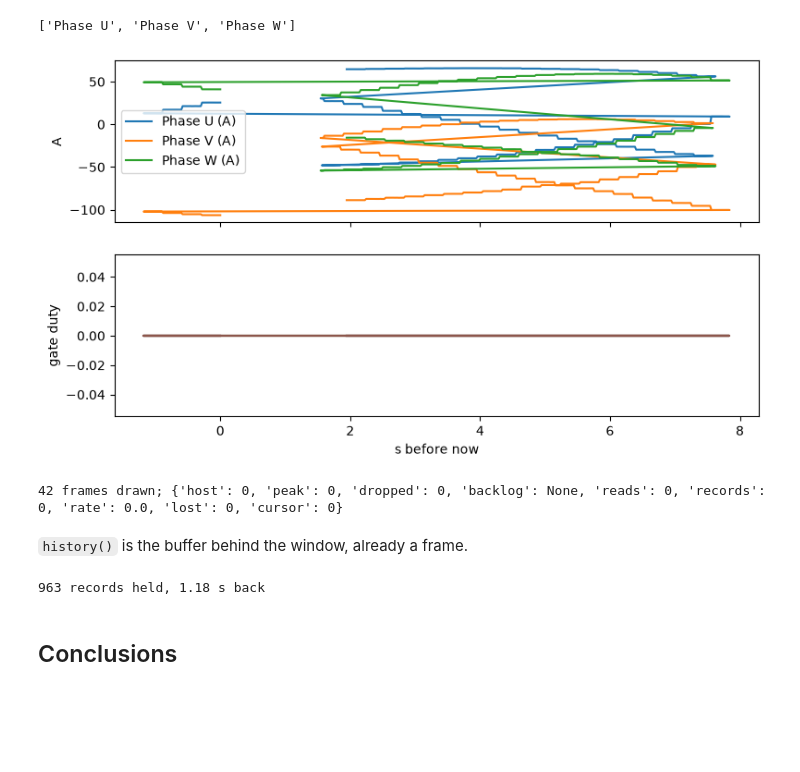
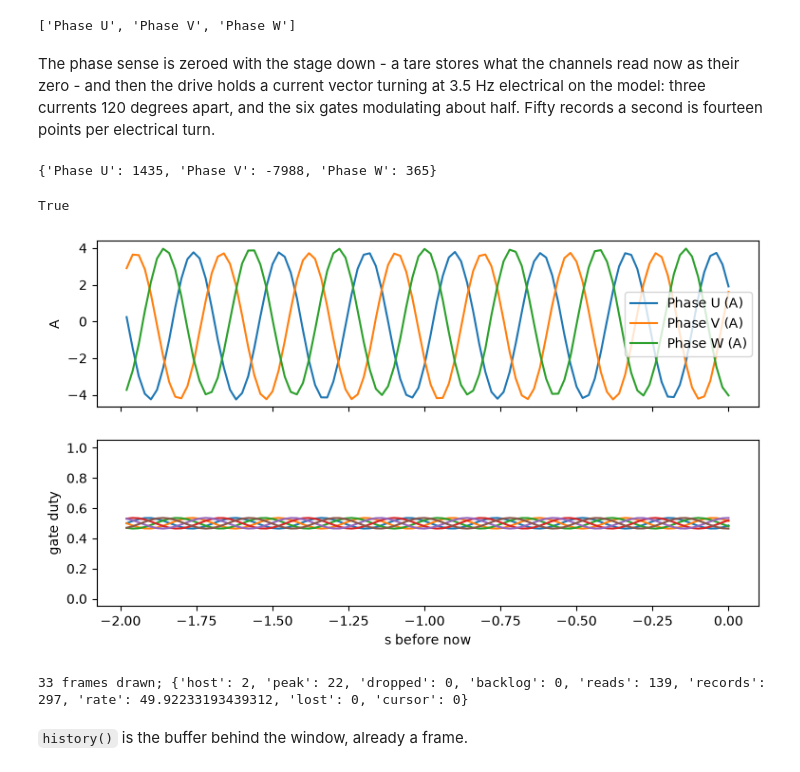
Before and after one commit to rogerisaksson/coaxial_63100, a Jupyter notebook: notebook_examples/daq_live_plot.ipynb, the cells around one changed output. Saved outputs shown, nothing was run; the diff lists cells and outputs as text; code cells hidden in the pictures; blank space fills up the shorter version.

```diff
--- a/notebook_examples/daq_live_plot.ipynb
+++ b/notebook_examples/daq_live_plot.ipynb
@@ -23,35 +23,46 @@ daq.configure('phaseU', 'phaseV', 'phaseW', digital=True, sample_rate=50)
 print(daq.channel_names())
 # %% [output]
 ['Phase U', 'Phase V', 'Phase W']
-# %%
-import matplotlib.pyplot as plt
-from IPython.display import clear_output
-
-daq.start()
-frames = 0
-for df in daq.frames(window=2.0, buffer=6.0, seconds=6.0, scaled=True):
-    frames += 1
-    clear_output(wait=True)
-    fig, (top, bottom) = plt.subplots(2, 1, sharex=True, figsize=(9, 5))
-    df[[c for c in df.columns if c.endswith('(A)')]].plot(ax=top)
-    top.set_ylabel('A')
-    df[[c for c in df.columns if c.startswith('TIM1_CH')]].plot(ax=bottom, legend=False)
-    bottom.set_ylabel('gate duty')
-    bottom.set_xlabel('s before now')
-    plt.show()
-daq.stop()
-print(frames, 'frames drawn;', daq.buffered)
-# %% [output]
-[figure, removed]
-42 frames drawn; {'host': 0, 'peak': 0, 'dropped': 0, 'backlog': None, 'reads': 0, 'records': 0, 'rate': 0.0, 'lost': 0, 'cursor': 0}
-# %% [markdown]
-`history()` is the buffer behind the window, already a frame.
+# %% [markdown]
+The phase sense is zeroed with the stage down - a tare stores what the channels read now as their zero - and then the drive holds a current vector turning at 3.5 Hz electrical on the model: three currents 120 degrees apart, and the six gates modulating about half. Fifty records a second is fourteen points per electrical turn.
+# %%
+import math
+
+print(device.calibration.tare('phaseU', 'phaseV', 'phaseW'))
+drive = device.drive
+drive.source('model')
+device.gates.arm(bypass_sto=True, ignore_interlock=True)
+drive.setpoint(id_ref=4.0, iq_ref=0.0, theta=0.0, omega_target=2 * math.pi * 3.5)
+drive.mode('hold')
+# %% [output]
+{'Phase U': 1435, 'Phase V': -7988, 'Phase W': 365}
+True
 # %%
-whole = daq.history(scaled=True)
-print(len(whole), 'records held,', round(-whole.index.min(), 2), 's back')
-device.close()
+import matplotlib.pyplot as plt
+from IPython.display import clear_output
+
+daq.start()
+frames = 0
+for df in daq.frames(window=2.0, buffer=6.0, seconds=6.0, scaled=True):
+    frames += 1
+    clear_output(wait=True)
+    fig, (top, bottom) = plt.subplots(2, 1, sharex=True, figsize=(9, 5))
+    df[[c for c in df.columns if c.endswith('(A)')]].plot(ax=top)
+    top.set_ylabel('A')
+    df[[c for c in df.columns if c.startswith('TIM1_CH')]].plot(ax=bottom, legend=False)
+    bottom.set_ylabel('gate duty')
+    bottom.set_ylim(-0.05, 1.05)
+    bottom.set_xlabel('s before now')
+    plt.show()
+held = daq.buffered
+daq.stop()
+drive.off()
+device.gates.disarm()
+drive.source('adc')
+print(frames, 'frames drawn;', held)
 # %% [output]
+[figure, added]
-963 records held, 1.18 s back
+33 frames drawn; {'host': 2, 'peak': 22, 'dropped': 0, 'backlog': 0, 'reads': 139, 'records': 297, 'rate': 49.92233193439312, 'lost': 0, 'cursor': 0}
 # %% [markdown]
-## Conclusions
+`history()` is the buffer behind the window, already a frame.
 # %%
```
Also changed, not shown: parts of 4 cells of this notebook, 15 other files.
